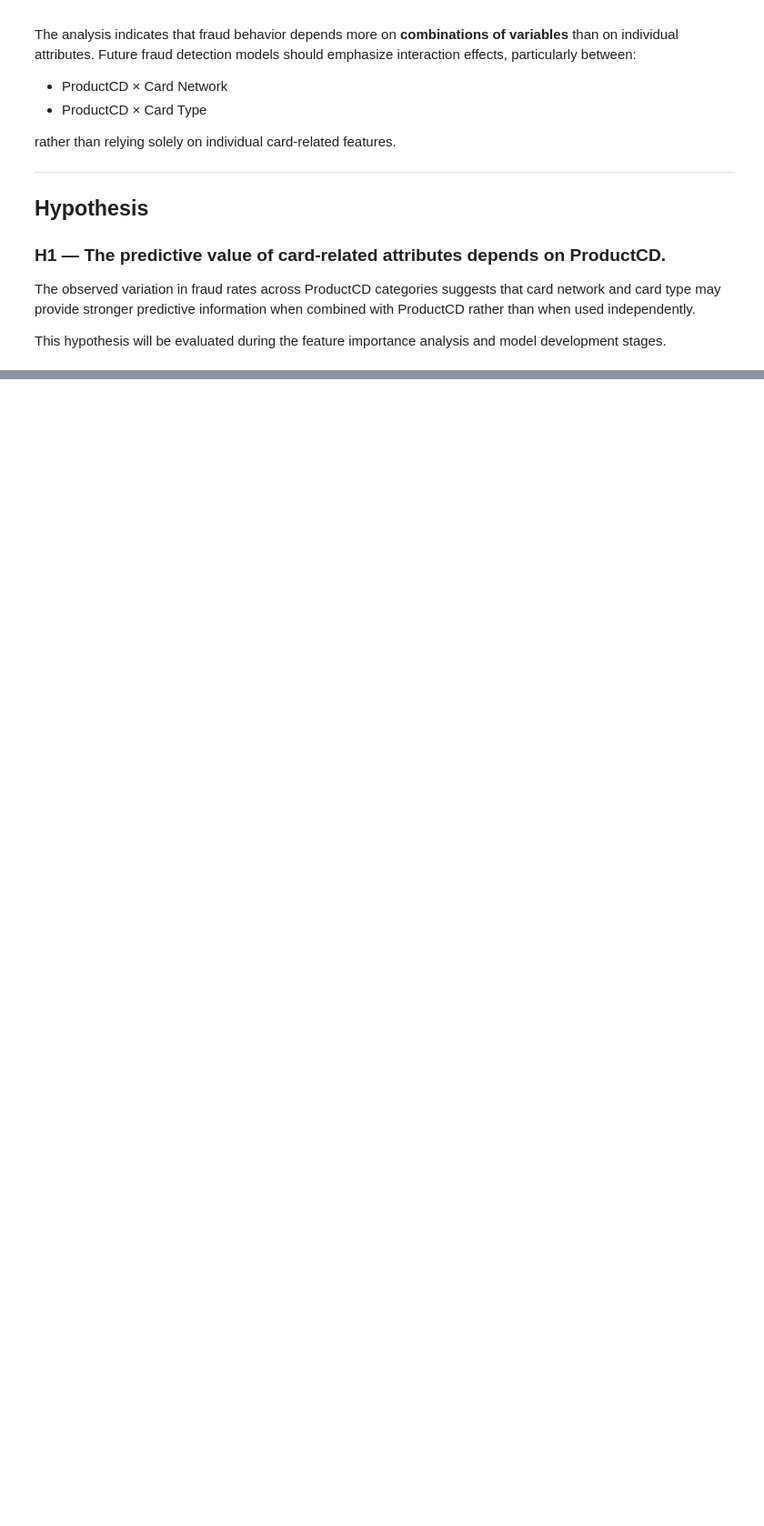
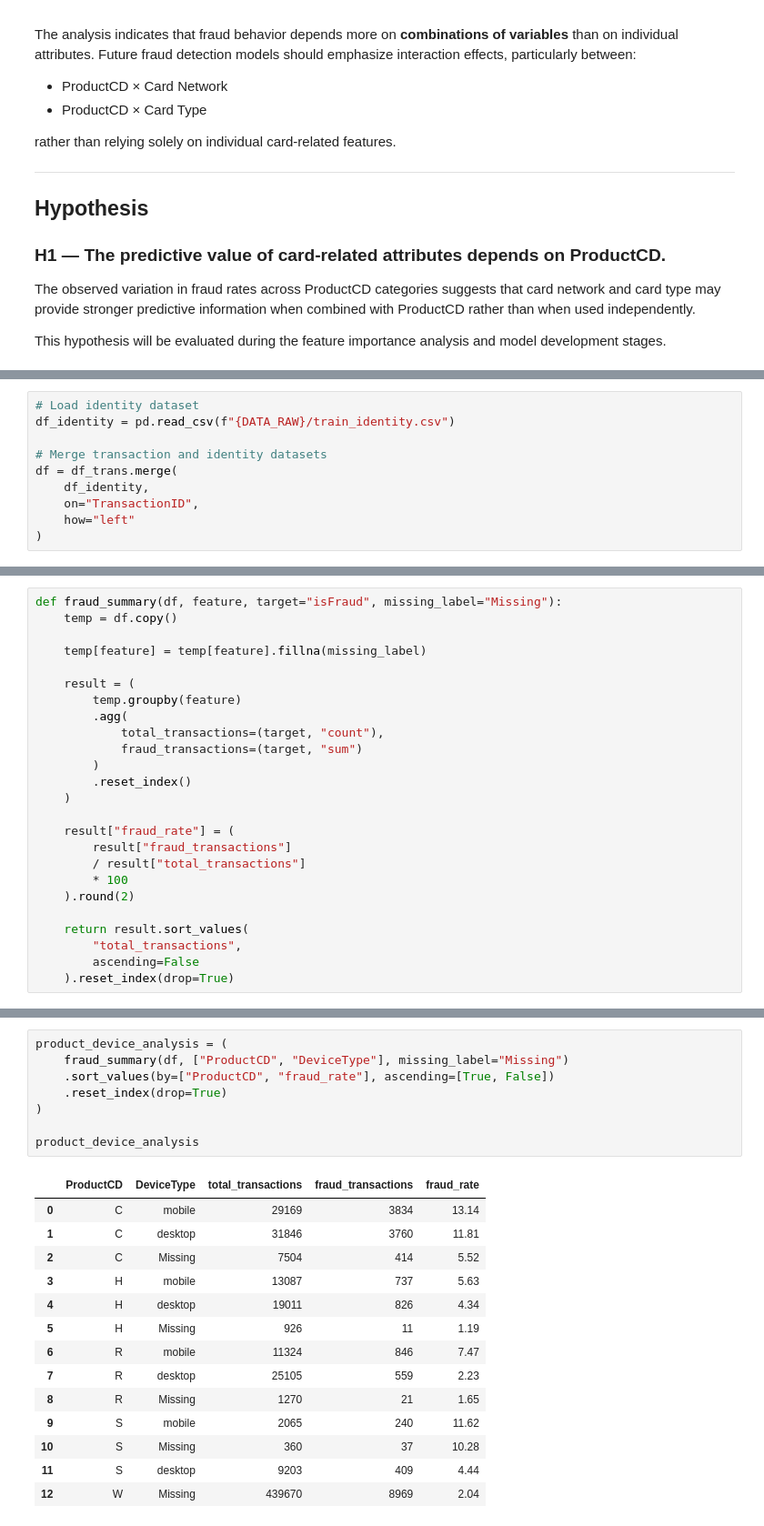
Before and after one commit to rizalkr/fraud_detection, a Jupyter notebook: notebooks/02_Exploratory_Data_Analysis.ipynb, the cells around one changed output, grey strips where cells are left out. Shown at 91% size. Cells and saved outputs as stored; diff of their text form; blank space fills up the shorter version.

Commit message:
feat(eda): complete exploratory analysis and feature summary

```diff
--- a/notebooks/02_Exploratory_Data_Analysis.ipynb
+++ b/notebooks/02_Exploratory_Data_Analysis.ipynb
@@ -1674,0 +1698,10 @@ Integrate transaction and identity data to analyze whether identity-related attr
+# %%
+# Load identity dataset
+df_identity = pd.read_csv(f"{DATA_RAW}/train_identity.csv")
+
+# Merge transaction and identity datasets
+df = df_trans.merge(
+    df_identity,
+    on="TransactionID",
+    how="left"
+)
@@ -1674,0 +1893,25 @@ Integrate transaction and identity data to analyze whether identity-related attr
+# %%
+def fraud_summary(df, feature, target="isFraud", missing_label="Missing"):
+    temp = df.copy()
+
+    temp[feature] = temp[feature].fillna(missing_label)
+
+    result = (
+        temp.groupby(feature)
+        .agg(
+            total_transactions=(target, "count"),
+            fraud_transactions=(target, "sum")
+        )
+        .reset_index()
+    )
+
+    result["fraud_rate"] = (
+        result["fraud_transactions"]
+        / result["total_transactions"]
+        * 100
+    ).round(2)
+
+    return result.sort_values(
+        "total_transactions",
+        ascending=False
+    ).reset_index(drop=True)
@@ -1674,0 +1976,23 @@ Integrate transaction and identity data to analyze whether identity-related attr
+# %%
+product_device_analysis = (
+    fraud_summary(df, ["ProductCD", "DeviceType"], missing_label="Missing")
+    .sort_values(by=["ProductCD", "fraud_rate"], ascending=[True, False])
+    .reset_index(drop=True)
+)
+
+product_device_analysis
+# %% [output]
+|  | ProductCD | DeviceType | total_transactions | fraud_transactions | fraud_rate |
+| 0 | C | mobile | 29169 | 3834 | 13.14 |
+| 1 | C | desktop | 31846 | 3760 | 11.81 |
+| 2 | C | Missing | 7504 | 414 | 5.52 |
+| 3 | H | mobile | 13087 | 737 | 5.63 |
+| 4 | H | desktop | 19011 | 826 | 4.34 |
+| 5 | H | Missing | 926 | 11 | 1.19 |
+| 6 | R | mobile | 11324 | 846 | 7.47 |
+| 7 | R | desktop | 25105 | 559 | 2.23 |
+| 8 | R | Missing | 1270 | 21 | 1.65 |
+| 9 | S | mobile | 2065 | 240 | 11.62 |
+| 10 | S | Missing | 360 | 37 | 10.28 |
+| 11 | S | desktop | 9203 | 409 | 4.44 |
+| 12 | W | Missing | 439670 | 8969 | 2.04 |
```
Also changed, not shown: parts of 19 cells of this notebook.
